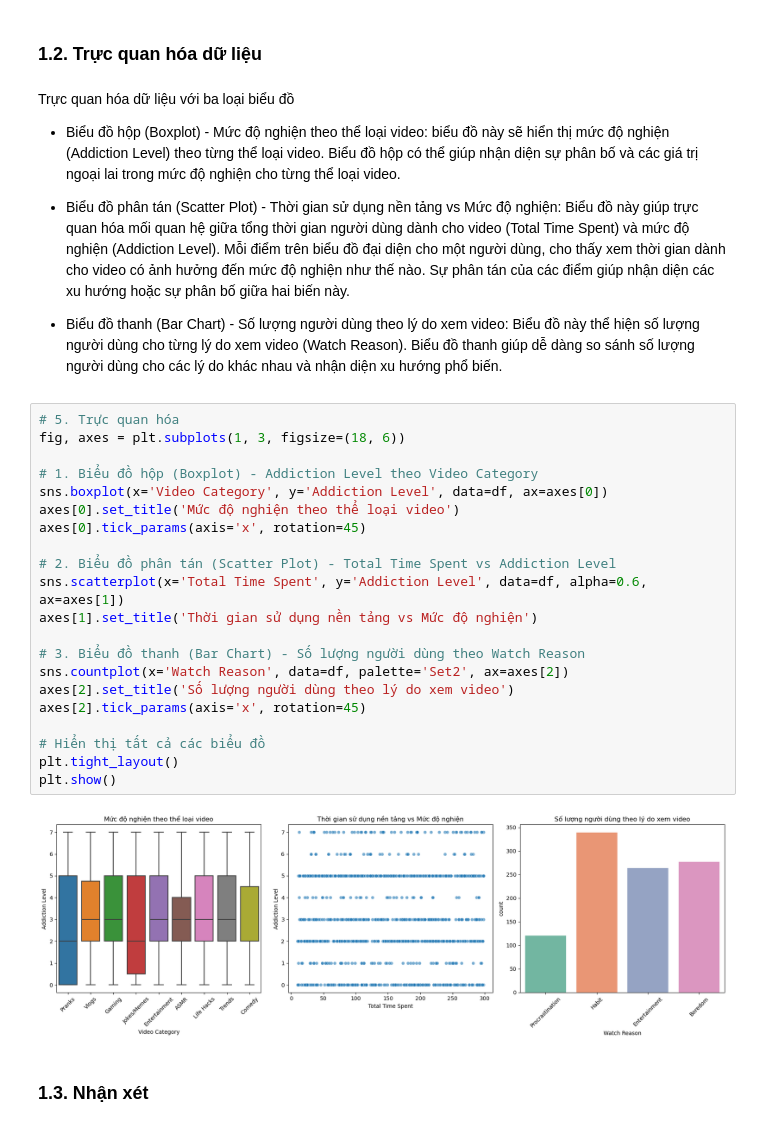
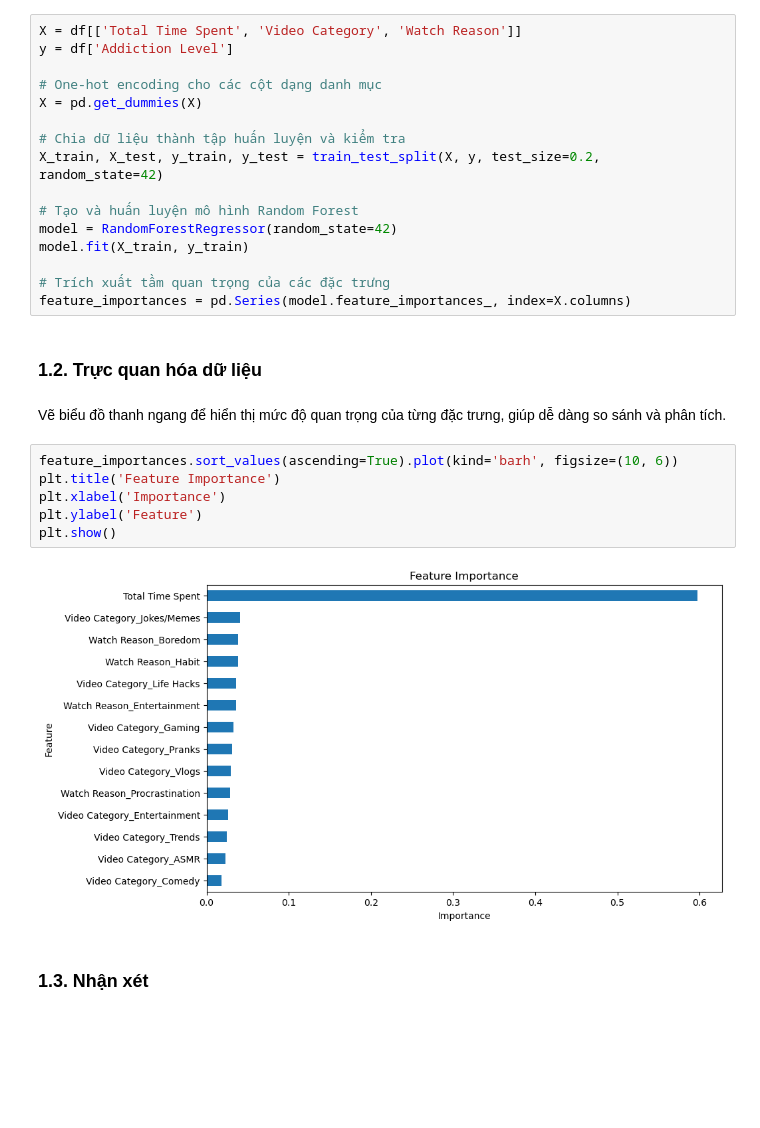
Before and after one commit to uyen312/LTCKHDL, a Jupyter notebook: Source code/AnsweringQuestion_12.ipynb, the cells around one changed output. Drawn from its saved outputs; the diff is of its cells as text; blank space fills up the shorter version.

```diff
--- a/Source code/AnsweringQuestion_12.ipynb
+++ b/Source code/AnsweringQuestion_12.ipynb
@@ -71,34 +35,30 @@ results
+# %%
+X = df[['Total Time Spent', 'Video Category', 'Watch Reason']]
+y = df['Addiction Level']
+
+# One-hot encoding cho các cột dạng danh mục
+X = pd.get_dummies(X)
+
+# Chia dữ liệu thành tập huấn luyện và kiểm tra
+X_train, X_test, y_train, y_test = train_test_split(X, y, test_size=0.2, random_state=42)
+
+# Tạo và huấn luyện mô hình Random Forest
+model = RandomForestRegressor(random_state=42)
+model.fit(X_train, y_train)
+
+# Trích xuất tầm quan trọng của các đặc trưng
+feature_importances = pd.Series(model.feature_importances_, index=X.columns)
 # %% [markdown]
 ### **1.2. Trực quan hóa dữ liệu**
-# %% [markdown]
-Trực quan hóa dữ liệu với ba loại biểu đồ
-
-- Biểu đồ hộp (Boxplot) - Mức độ nghiện theo thể loại video: biểu đồ này sẽ hiển thị mức độ nghiện (Addiction Level) theo từng thể loại video. Biểu đồ hộp có thể giúp nhận diện sự phân bố và các giá trị ngoại lai trong mức độ nghiện cho từng thể loại video.
-
-- Biểu đồ phân tán (Scatter Plot) - Thời gian sử dụng nền tảng vs Mức độ nghiện: Biểu đồ này giúp trực quan hóa mối quan hệ giữa tổng thời gian người dùng dành cho video (Total Time Spent) và mức độ nghiện (Addiction Level). Mỗi điểm trên biểu đồ đại diện cho một người dùng, cho thấy xem thời gian dành cho video có ảnh hưởng đến mức độ nghiện như thế nào. Sự phân tán của các điểm giúp nhận diện các xu hướng hoặc sự phân bố giữa hai biến này.
-- Biểu đồ thanh (Bar Chart) - Số lượng người dùng theo lý do xem video: Biểu đồ này thể hiện số lượng người dùng cho từng lý do xem video (Watch Reason). Biểu đồ thanh giúp dễ dàng so sánh số lượng người dùng cho các lý do khác nhau và nhận diện xu hướng phổ biến.
-# %%
-# 5. Trực quan hóa
-fig, axes = plt.subplots(1, 3, figsize=(18, 6))
-
-# 1. Biểu đồ hộp (Boxplot) - Addiction Level theo Video Category
-sns.boxplot(x='Video Category', y='Addiction Level', data=df, ax=axes[0])
-axes[0].set_title('Mức độ nghiện theo thể loại video')
-axes[0].tick_params(axis='x', rotation=45)
-
-# 2. Biểu đồ phân tán (Scatter Plot) - Total Time Spent vs Addiction Level
-sns.scatterplot(x='Total Time Spent', y='Addiction Level', data=df, alpha=0.6, ax=axes[1])
-axes[1].set_title('Thời gian sử dụng nền tảng vs Mức độ nghiện')
-
-# 3. Biểu đồ thanh (Bar Chart) - Số lượng người dùng theo Watch Reason
-sns.countplot(x='Watch Reason', data=df, palette='Set2', ax=axes[2])
-axes[2].set_title('Số lượng người dùng theo lý do xem video')
-axes[2].tick_params(axis='x', rotation=45)
-
-# Hiển thị tất cả các biểu đồ
-plt.tight_layout()
-plt.show()
-# %% [output]
-[figure, removed]
+# %% [markdown]
+Vẽ biểu đồ thanh ngang để hiển thị mức độ quan trọng của từng đặc trưng, giúp dễ dàng so sánh và phân tích.
+# %%
+feature_importances.sort_values(ascending=True).plot(kind='barh', figsize=(10, 6))
+plt.title('Feature Importance')
+plt.xlabel('Importance')
+plt.ylabel('Feature')
+plt.show()
+# %% [output]
+[figure, added]
 # %% [markdown]
 ### **1.3. Nhận xét**
```
Also changed, not shown: parts of 14 cells of this notebook.
